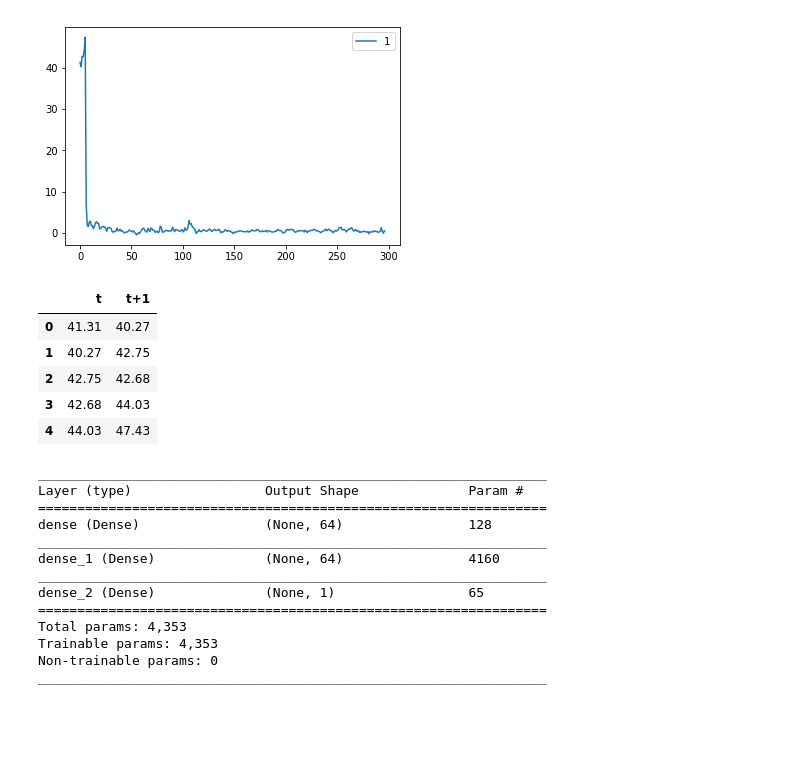
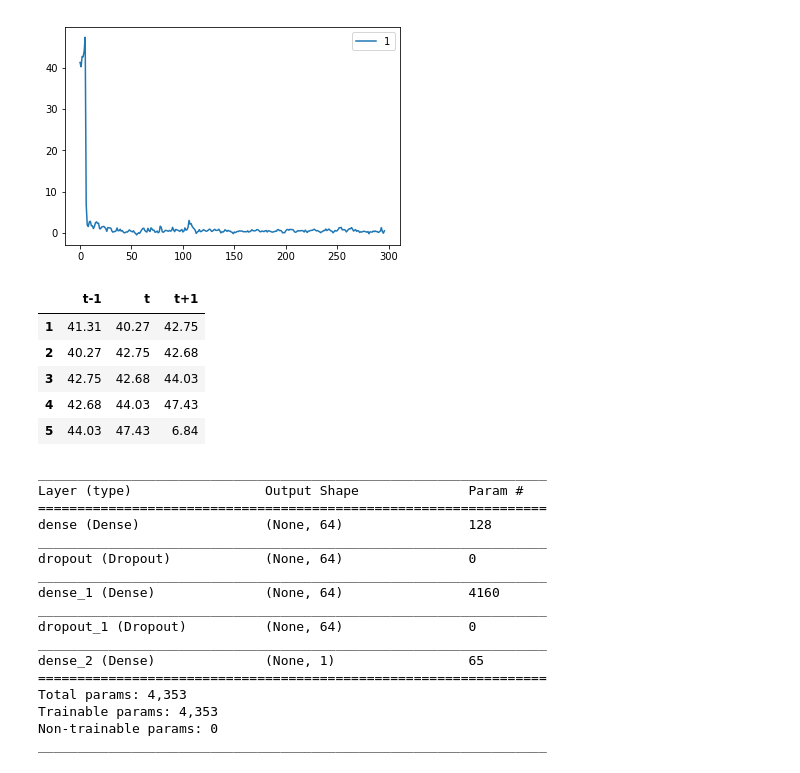
Before and after one commit to thnery/timeseries-predict-ipca, a Jupyter notebook: predict_ipca.ipynb, the cells around one changed output. Drawn from its saved outputs; the diff is of its cells as text; code cells hidden in the pictures; blank space fills up the shorter version.

```diff
--- a/predict_ipca.ipynb
+++ b/predict_ipca.ipynb
@@ -24,15 +23,16 @@ data.plot()
 [figure]
 # %%
 df = pd.DataFrame()
+df['t-1'] = data[1].shift(1)
 df['t'] = data[1]
 df['t+1'] = df['t'].shift(-1)
 df.dropna(inplace=True)
 df.head()
 # %% [output]
-|  | t | t+1 |
-| 0 | 41.31 | 40.27 |
-| 1 | 40.27 | 42.75 |
-| 2 | 42.75 | 42.68 |
-| 3 | 42.68 | 44.03 |
-| 4 | 44.03 | 47.43 |
+|  | t-1 | t | t+1 |
+| 1 | 41.31 | 40.27 | 42.75 |
+| 2 | 40.27 | 42.75 | 42.68 |
+| 3 | 42.75 | 42.68 | 44.03 |
+| 4 | 42.68 | 44.03 | 47.43 |
+| 5 | 44.03 | 47.43 | 6.84 |
 # %%
@@ -49,7 +49,9 @@ test_data = (test_data - mean) / std
 
 model = keras.Sequential()
 model.add(Dense(64, activation=tf.nn.relu, input_shape=(train_data.shape[1],)))
+model.add(Dropout(0.5))
 model.add(Dense(64, activation=tf.nn.relu))
+model.add(Dropout(0.5))
 model.add(Dense(1, activation='sigmoid'))
 
 optimizer = tf.train.RMSPropOptimizer(0.001)
@@ -62,7 +64,11 @@ Layer (type)                 Output Shape              Param #
 =================================================================
 dense (Dense)                (None, 64)                128
 _________________________________________________________________
+dropout (Dropout)            (None, 64)                0
+_________________________________________________________________
 dense_1 (Dense)              (None, 64)                4160
+_________________________________________________________________
+dropout_1 (Dropout)          (None, 64)                0
 _________________________________________________________________
 dense_2 (Dense)              (None, 1)                 65
 =================================================================
```
Also changed, not shown: parts of 9 cells of this notebook.
